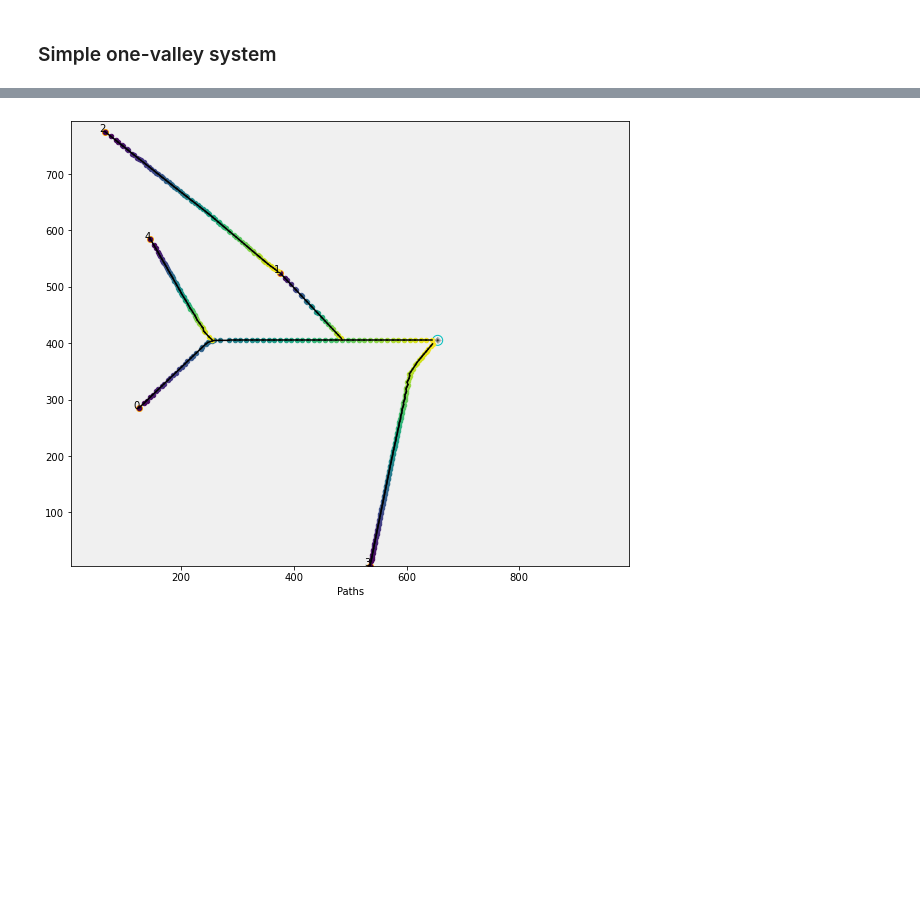
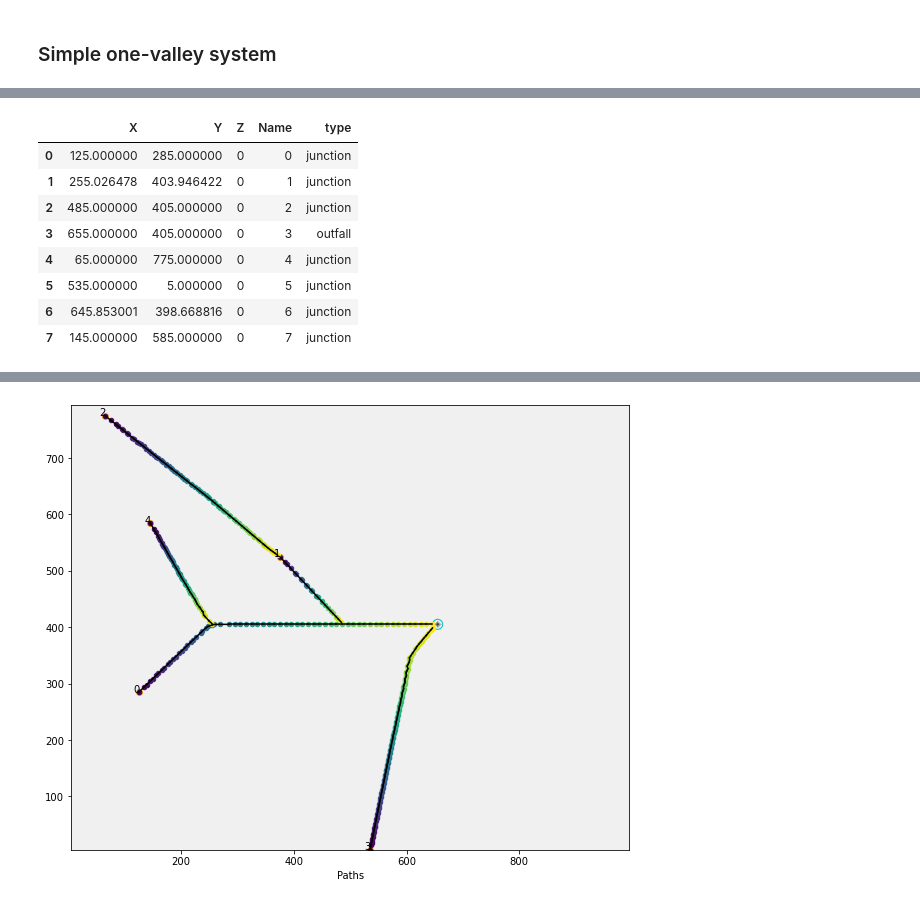
Before and after one commit to randlab/pyKasso, a Jupyter notebook: notebooks/pyKasso_HFM.ipynb, the cells around one changed output, grey strips where cells are left out. Cells and saved outputs as stored; diff of their text form; code cells hidden in the pictures; blank space fills up the shorter version.

Commit message:
testing swmm fromat conversion

```diff
--- a/notebooks/pyKasso_HFM.ipynb
+++ b/notebooks/pyKasso_HFM.ipynb
@@ -183,0 +193,57 @@ Warning: This network contains  0 looping branche.s Tortuosity is infinite on a
+# %%
+#nodes, links = sp.sks2swmm()
+#Convert nodes and edges from pykasso to pandas dataframes for swmmpy
+nodes = catchment.karst_simulations[0].network['nodes']
+nodesdf = pd.DataFrame.from_dict(nodes, orient='index', columns=['X','Y'])
+edges = catchment.karst_simulations[0].network['edges']
+edgesdf = pd.DataFrame(edges, columns=['InNode','OutNode'])
+
+#################################################
+#Export nodes and edges to text files
+nodesdf.to_csv('outputs/valley1/valley1_nodes.dat', index=False, header=False, sep=' ')
+edgesdf.to_csv('outputs/valley1/valley1_links.dat', index=False, header=False, sep=' ')
+
+#################################################
+#Convert complex network to simple network:
+network = catchment.karst_simulations[0].network['karstnet']          #get karstnet network from pykasso output
+nodesSimple = network.graph_simpl.nodes                 #get node indices for simple network (0-based indexing)
+links = network.graph_simpl.edges                       #get edge tuples (aka links or pipes) for simple network
+
+#Convert data to format used by swmmpy (pandas dfs):
+nodes = pd.DataFrame.from_dict(network.pos3d, orient='index', columns=['X','Y','Z']) #create a df from node coord dic for entire unsimplified network
+nodes = nodes[nodes.index.isin(nodesSimple)]                    #select only the nodes in the simplified network
+nodes['Name'] = np.arange(0,len(nodes))                         #add name column using 0-based indices
+nodes['type'] = 'junction'                                      #add column classifying all nodes as junctions for now
+links = pd.DataFrame(links, columns=['In','Out'])               #convert links to df
+
+#Replace InNode and OutNode names with re-indexed node names from simplified network:
+ins, outs = [],[]                                                #create empty lists to store info
+for i in range(len(links)):                                      #loop over each link index
+    link = links.iloc[i]                                         #get current link
+    ins.append(nodes.Name[nodes.index==link.In].values[0])       #get & store new simplified InNode index
+    outs.append(nodes.Name[nodes.index==link.Out].values[0])     #same for OutNode
+links['InNode'] = ins                                            #add column with simplified InNode indices
+links['OutNode'] = outs                                          #add column with simplified OutNode indices
+links['Name'] = links.index.values                #add name column with 0-based indices
+links.drop(columns=['In','Out'], inplace=True)    #drop unneeded columns with original complex node indices
+nodes.reset_index(drop=True, inplace=True)        #resart indexing from 0
+
+#Assign outlet nodes by selecting node nearest to outlet coord and shifting it to those coordinates
+springs      = pd.read_csv('inputs/valley1/outlets.txt', names=['X','Y','Z','system'], header=None, delim_whitespace=True)    #import spring location data
+nodes['dist'] = ((nodes.X - springs.iloc[0,0])**2 + (nodes.Y - springs.iloc[0,1])**2)**0.5 #calculate distance to spring
+nodes.loc[nodes.dist==np.min(nodes.dist), 'type'] = 'outfall'         #convert to outfall
+nodes.loc[nodes.dist==np.min(nodes.dist), 'X'] = springs.iloc[0,0]    #shift X
+nodes.loc[nodes.dist==np.min(nodes.dist), 'Y'] = springs.iloc[0,1]    #shift Y
+nodes.drop(labels=['dist'], axis='columns', inplace=True)    #drop  unneeded columns
+
+nodes
+# %% [output]
+|  | X | Y | Z | Name | type |
+| 0 | 125.000000 | 285.000000 | 0 | 0 | junction |
+| 1 | 255.026478 | 403.946422 | 0 | 1 | junction |
+| 2 | 485.000000 | 405.000000 | 0 | 2 | junction |
+| 3 | 655.000000 | 405.000000 | 0 | 3 | outfall |
+| 4 | 65.000000 | 775.000000 | 0 | 4 | junction |
+| 5 | 535.000000 | 5.000000 | 0 | 5 | junction |
+| 6 | 645.853001 | 398.668816 | 0 | 6 | junction |
+| 7 | 145.000000 | 585.000000 | 0 | 7 | junction |
```
Also changed, not shown: parts of 10 cells of this notebook, 5 other files.
